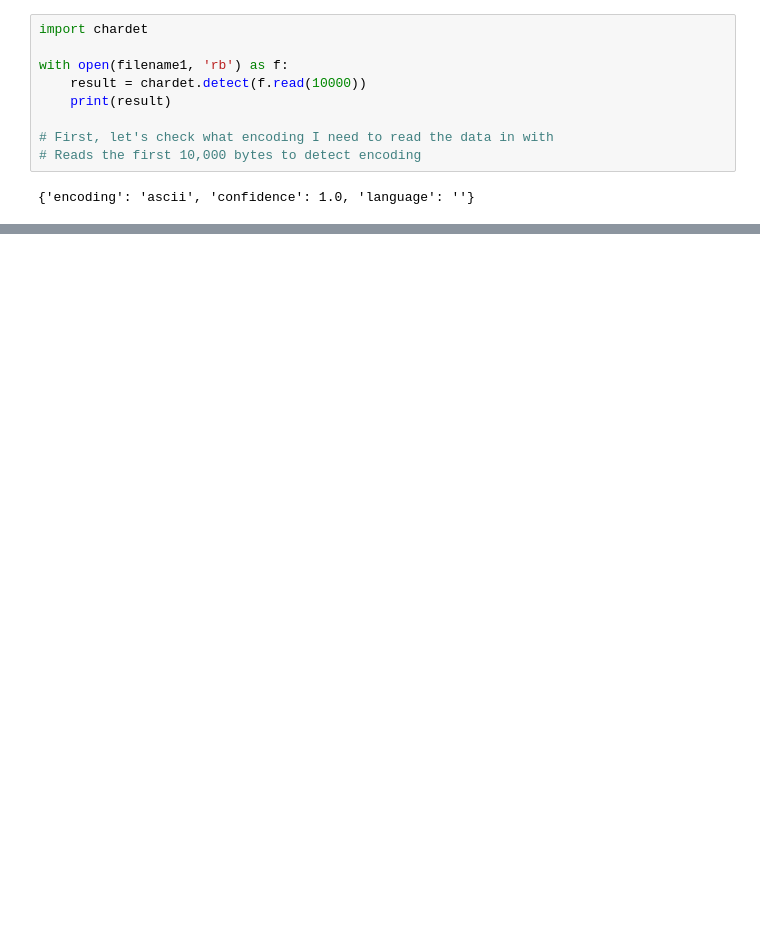
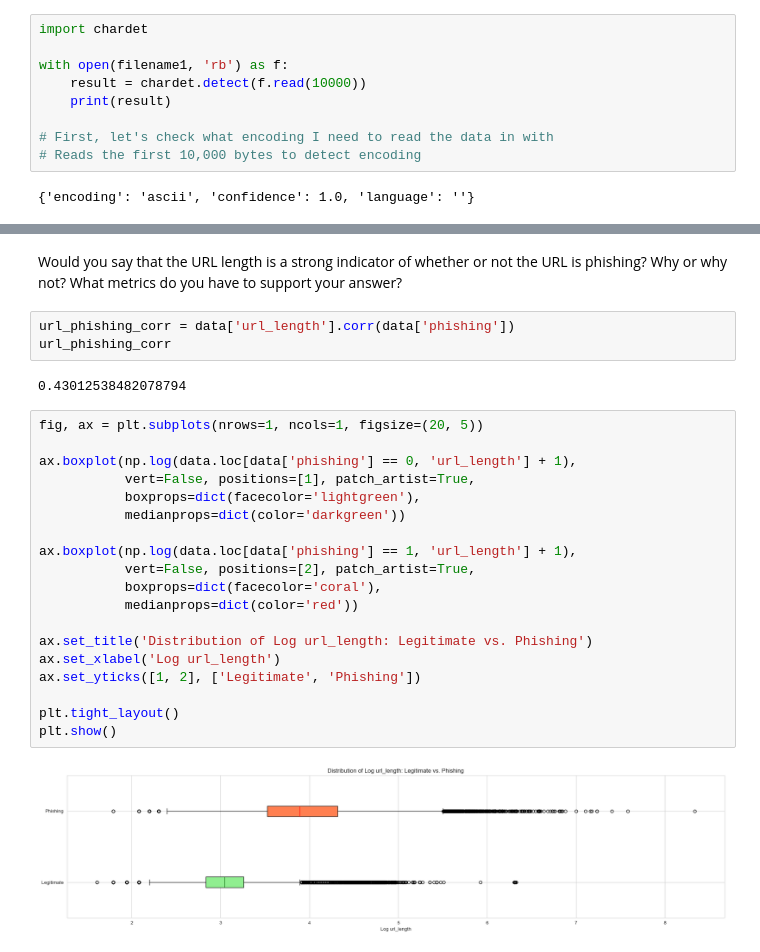
Before and after one commit to lnunag/DataAnalysis, a Jupyter notebook: Web Page Phishing/wpp.ipynb, the cells around one changed output, grey strips where cells are left out. Saved outputs shown, nothing was run; the diff lists cells and outputs as text; blank space fills up the shorter version.

```diff
--- a/Web Page Phishing/wpp.ipynb
+++ b/Web Page Phishing/wpp.ipynb
@@ -32,0 +141,28 @@ phishing_dataset = pd.read_csv(filename2, index_col=None)
+# %% [markdown]
+Would you say that the URL length is a strong indicator of whether or not the URL is phishing?  Why or why not?  What metrics do you have to support your answer?
+# %%
+url_phishing_corr = data['url_length'].corr(data['phishing'])
+url_phishing_corr
+# %% [output]
+0.43012538482078794
+# %%
+fig, ax = plt.subplots(nrows=1, ncols=1, figsize=(20, 5))
+
+ax.boxplot(np.log(data.loc[data['phishing'] == 0, 'url_length'] + 1),
+           vert=False, positions=[1], patch_artist=True,
+           boxprops=dict(facecolor='lightgreen'),
+           medianprops=dict(color='darkgreen'))
+
+ax.boxplot(np.log(data.loc[data['phishing'] == 1, 'url_length'] + 1),
+           vert=False, positions=[2], patch_artist=True,
+           boxprops=dict(facecolor='coral'),
+           medianprops=dict(color='red'))
+
+ax.set_title('Distribution of Log url_length: Legitimate vs. Phishing')
+ax.set_xlabel('Log url_length')
+ax.set_yticks([1, 2], ['Legitimate', 'Phishing'])
+
+plt.tight_layout()
+plt.show()
+# %% [output]
+[figure, added]
```
Also changed, not shown: parts of 31 cells of this notebook.
